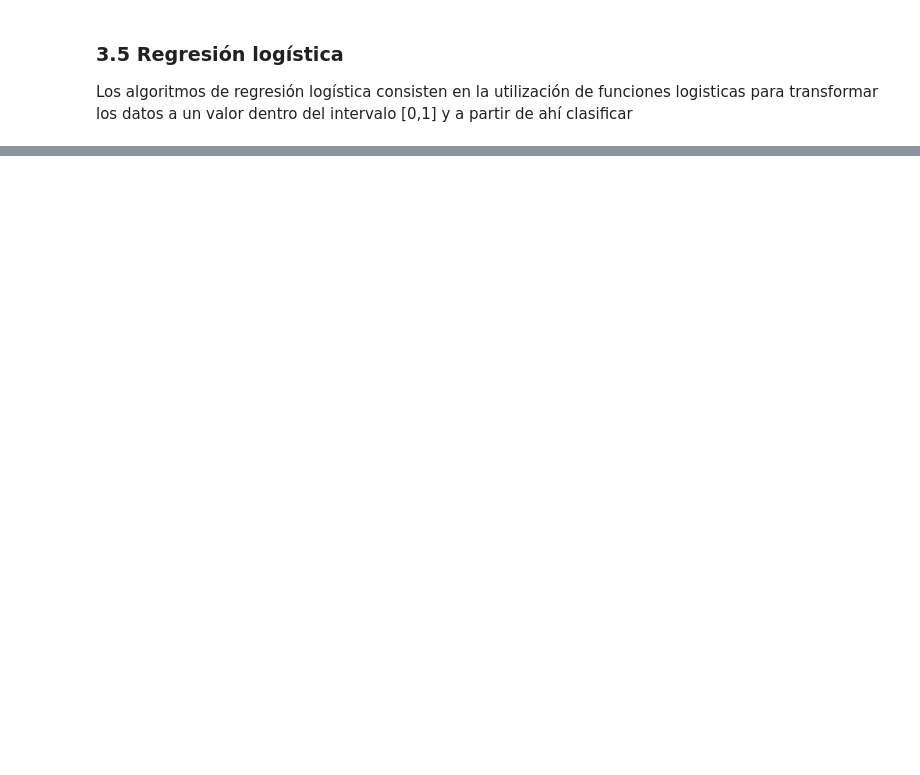
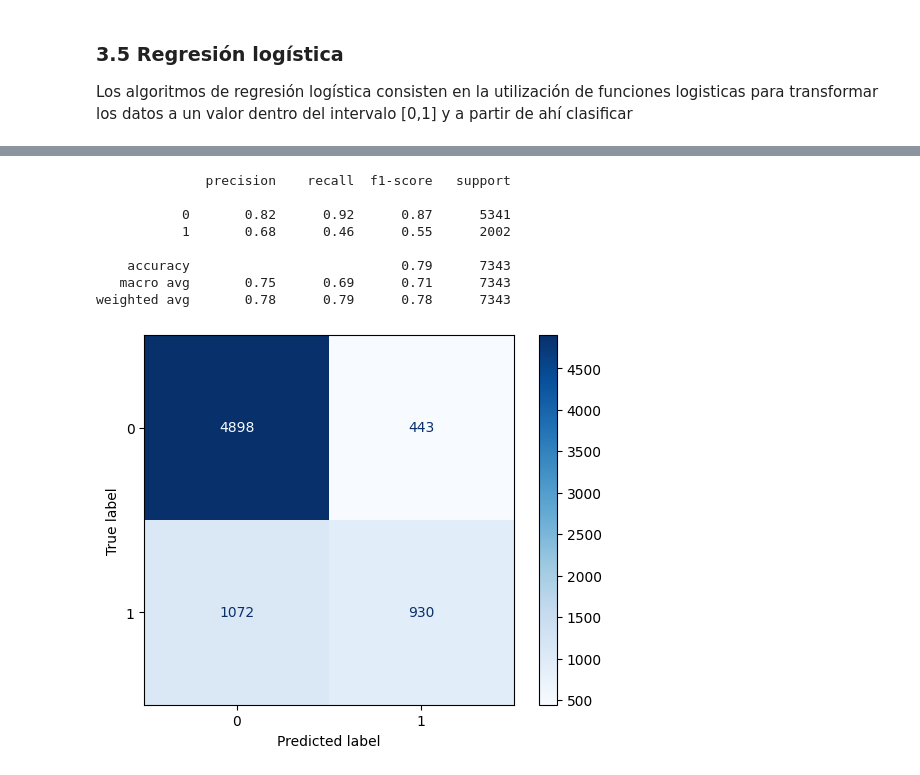
Before and after one commit to GuillermoMorcillo/Practica1Mineria, a Jupyter notebook: Práctica 2 - Aprendizaje y selección de modelos de clasificación.ipynb, the cells around one changed output, grey strips where cells are left out. Cells and saved outputs as stored; diff of their text form; code cells hidden in the pictures; blank space fills up the shorter version.

```diff
--- a/Práctica 2 - Aprendizaje y selección de modelos de clasificación.ipynb
+++ b/Práctica 2 - Aprendizaje y selección de modelos de clasificación.ipynb
@@ -1529,0 +1613,21 @@ Resumen de Resultados GridSearchCV para LGBMClassifier:
+# %%
+metrics = {
+    metric_name: scoring_metric,   # F1 de la clase minoritaria, la que nos interesa
+    'F1 (clase 1)': 'f1',          # F1 de la clase mayoritaria, para ver el contraste
+    'Accuracy': 'accuracy',
+}
+
+# Ejecutar la evaluación comparativa
+final_comparison_df = evaluate_final_models(
+    search_results_dict=search_results_dict,
+    X_test=X_test,
+    y_test=y_test,
+    refit_metric_name=metric_name,
+    metrics=metrics
+)
+
+# El mejor modelo según el test set (para reporte final)
+best_final_model_name = final_comparison_df.index[0]
+best_final_model_object = search_results_dict[best_final_model_name].best_estimator_
+
+print(f"\nEl modelo con mejor rendimiento en el Test Set es: {best_final_model_name}")
@@ -1529,0 +1653,17 @@ Resumen de Resultados GridSearchCV para LGBMClassifier:
+# %%
+from sklearn.metrics import classification_report, ConfusionMatrixDisplay
+import matplotlib.pyplot as plt
+
+print(classification_report(y_test, best_final_model_object.predict(X_test)))
+ConfusionMatrixDisplay.from_estimator(best_final_model_object, X_test, y_test, cmap=plt.cm.Blues)
+plt.show()
+# %% [output]
+              precision    recall  f1-score   support
+
+           0       0.82      0.92      0.87      5341
+           1       0.68      0.46      0.55      2002
+
+    accuracy                           0.79      7343
+   macro avg       0.75      0.69      0.71      7343
+weighted avg       0.78      0.79      0.78      7343
+[figure, added]
```
Also changed, not shown: parts of 19 cells of this notebook, 9 other files.
